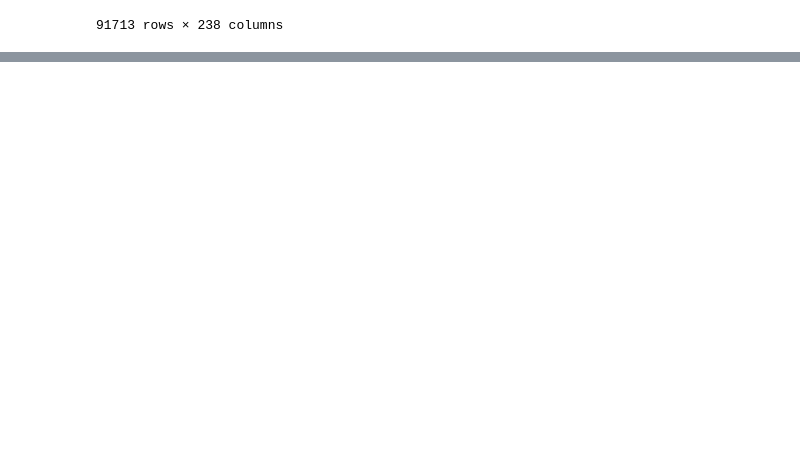
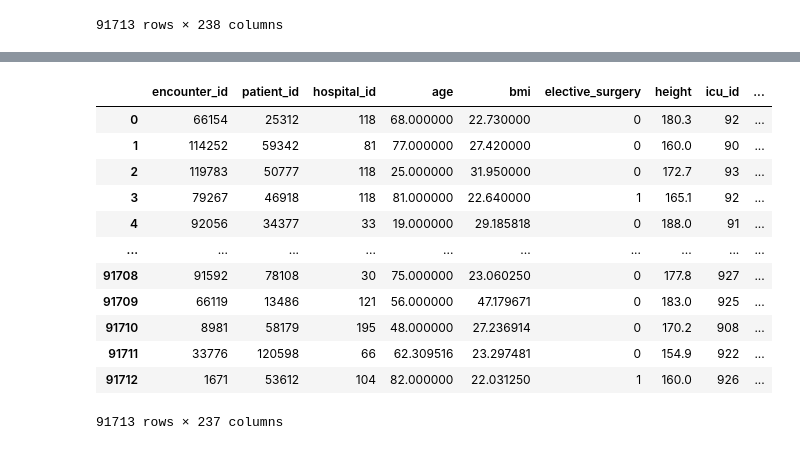
Before and after one commit to lmpawan10/Hospital-Death-Prediction, a Jupyter notebook: Untitled.ipynb, the cells around one changed output, grey strips where cells are left out. Drawn from its saved outputs; the diff is of its cells as text; code cells hidden in the pictures; blank space fills up the shorter version.

```diff
--- a/Untitled.ipynb
+++ b/Untitled.ipynb
@@ -245,5 +259,20 @@ data
 # %%
 X = data.loc[:,data.columns != 'hospital_death']
+X
+# %% [output]
+|  | encounter_id | patient_id | hospital_id | age | bmi | elective_surgery | height | icu_id | ... |
+| 0 | 66154 | 25312 | 118 | 68.000000 | 22.730000 | 0 | 180.3 | 92 | ... |
+| 1 | 114252 | 59342 | 81 | 77.000000 | 27.420000 | 0 | 160.0 | 90 | ... |
+| 2 | 119783 | 50777 | 118 | 25.000000 | 31.950000 | 0 | 172.7 | 93 | ... |
+| 3 | 79267 | 46918 | 118 | 81.000000 | 22.640000 | 1 | 165.1 | 92 | ... |
+| 4 | 92056 | 34377 | 33 | 19.000000 | 29.185818 | 0 | 188.0 | 91 | ... |
+| ... | ... | ... | ... | ... | ... | ... | ... | ... | ... |
+| 91708 | 91592 | 78108 | 30 | 75.000000 | 23.060250 | 0 | 177.8 | 927 | ... |
+| 91709 | 66119 | 13486 | 121 | 56.000000 | 47.179671 | 0 | 183.0 | 925 | ... |
+| 91710 | 8981 | 58179 | 195 | 48.000000 | 27.236914 | 0 | 170.2 | 908 | ... |
+| 91711 | 33776 | 120598 | 66 | 62.309516 | 23.297481 | 0 | 154.9 | 922 | ... |
+| 91712 | 1671 | 53612 | 104 | 82.000000 | 22.031250 | 1 | 160.0 | 926 | ... |
+91713 rows × 237 columns
 # %%
 y = data['hospital_death']
 # %%
```
Also changed, not shown: parts of 24 cells of this notebook.
